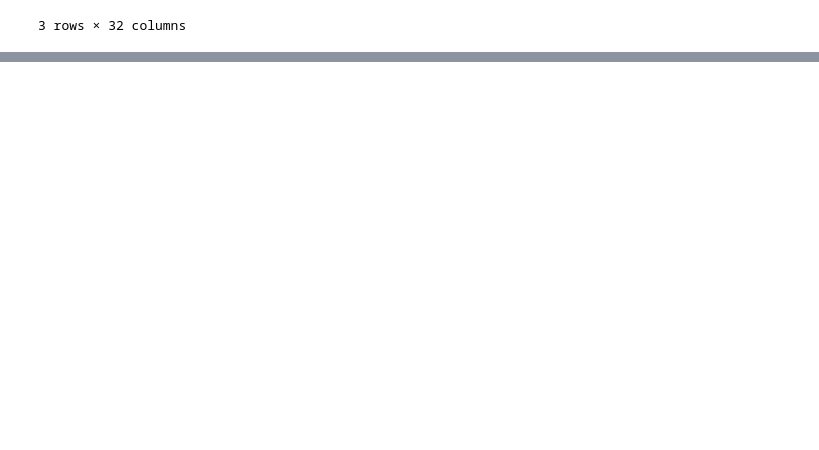
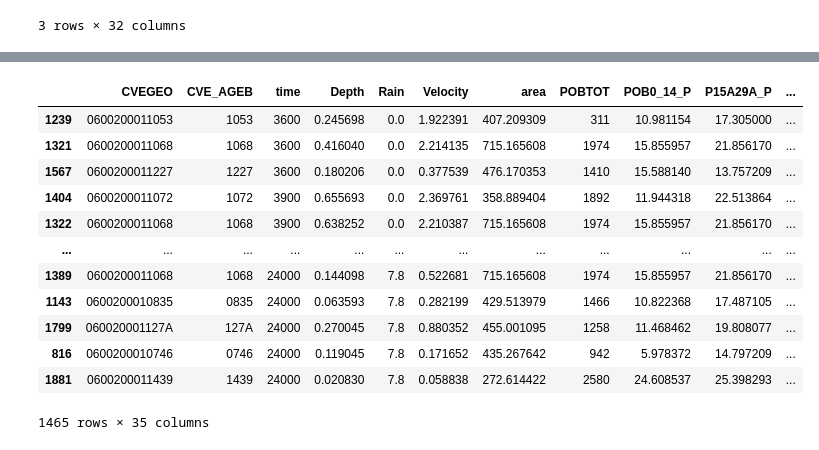
Before and after one commit to pcorner10/prep_2023, a Jupyter notebook: model.ipynb, the cells around one changed output, grey strips where cells are left out. Drawn from its saved outputs; the diff is of its cells as text; code cells hidden in the pictures; blank space fills up the shorter version.

```diff
--- a/model.ipynb
+++ b/model.ipynb
@@ -123,6 +124,9 @@ df_full
 # Calcular la cantidad de agua acumulada por área durante la tormenta
 df_full["acum_agua"] = df_full["Depth"] * df_full["area"]
 
+df_proceso = df_full.copy()
+
+
 # Calcular el índice de riesgo basado en la cantidad de agua acumulada y la densidad poblacional
 df_full["riesgo"] = np.where(df_full["POBTOT"] == 0, 0, df_full["acum_agua"] / df_full["POBTOT"])
 # %%
@@ -433,0 +476,17 @@ X_new
+# %%
+df_proceso.dropna(inplace=True)
+df_proceso
+# %% [output]
+|  | CVEGEO | CVE_AGEB | time | Depth | Rain | Velocity | area | POBTOT | POB0_14_P | P15A29A_P | ... |
+| 1239 | 0600200011053 | 1053 | 3600 | 0.245698 | 0.0 | 1.922391 | 407.209309 | 311 | 10.981154 | 17.305000 | ... |
+| 1321 | 0600200011068 | 1068 | 3600 | 0.416040 | 0.0 | 2.214135 | 715.165608 | 1974 | 15.855957 | 21.856170 | ... |
+| 1567 | 0600200011227 | 1227 | 3600 | 0.180206 | 0.0 | 0.377539 | 476.170353 | 1410 | 15.588140 | 13.757209 | ... |
+| 1404 | 0600200011072 | 1072 | 3900 | 0.655693 | 0.0 | 2.369761 | 358.889404 | 1892 | 11.944318 | 22.513864 | ... |
+| 1322 | 0600200011068 | 1068 | 3900 | 0.638252 | 0.0 | 2.210387 | 715.165608 | 1974 | 15.855957 | 21.856170 | ... |
+| ... | ... | ... | ... | ... | ... | ... | ... | ... | ... | ... | ... |
+| 1389 | 0600200011068 | 1068 | 24000 | 0.144098 | 7.8 | 0.522681 | 715.165608 | 1974 | 15.855957 | 21.856170 | ... |
+| 1143 | 0600200010835 | 0835 | 24000 | 0.063593 | 7.8 | 0.282199 | 429.513979 | 1466 | 10.822368 | 17.487105 | ... |
+| 1799 | 060020001127A | 127A | 24000 | 0.270045 | 7.8 | 0.880352 | 455.001095 | 1258 | 11.468462 | 19.808077 | ... |
+| 816 | 0600200010746 | 0746 | 24000 | 0.119045 | 7.8 | 0.171652 | 435.267642 | 942 | 5.978372 | 14.797209 | ... |
+| 1881 | 0600200011439 | 1439 | 24000 | 0.020830 | 7.8 | 0.058838 | 272.614422 | 2580 | 24.608537 | 25.398293 | ... |
+1465 rows × 35 columns
```
Also changed, not shown: parts of 17 cells of this notebook, 2 other files.
